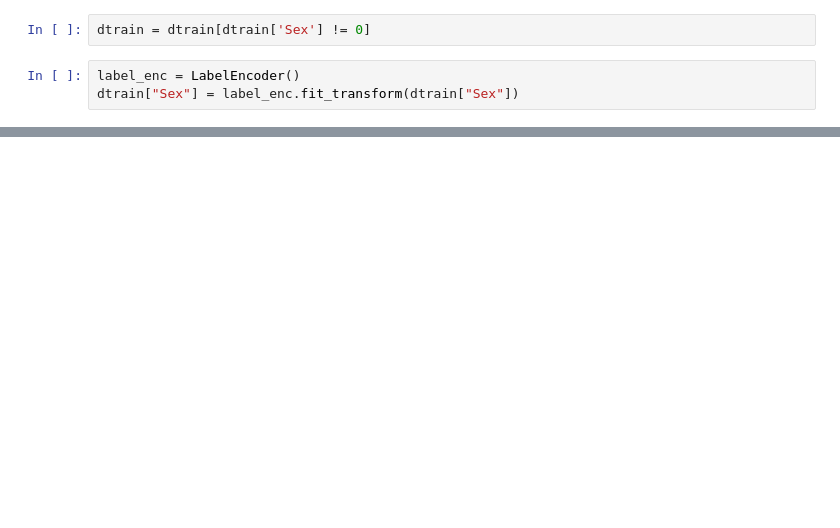
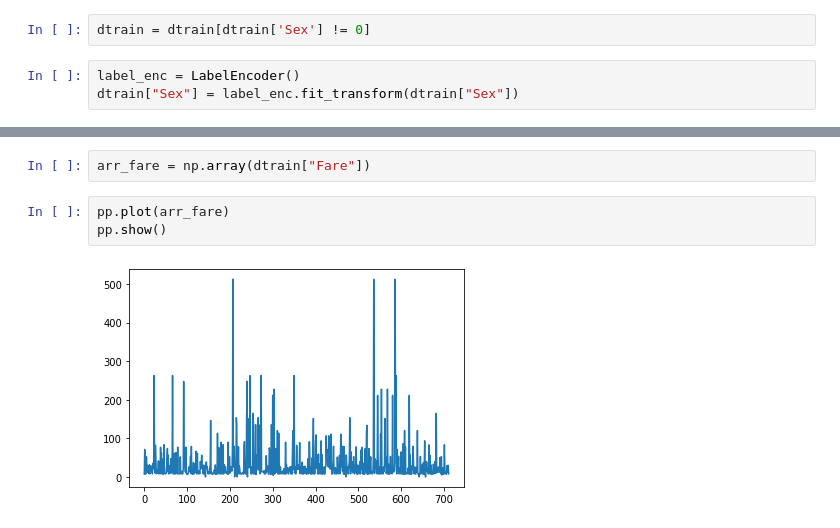
Before and after one commit to Richofedhias/Data_Survive_Titanic, a Jupyter notebook: Data_Survive_Titanic.ipynb, the cells around one changed output, grey strips where cells are left out. Drawn from its saved outputs; the diff is of its cells as text; blank space fills up the shorter version.

```diff
--- a/Data_Survive_Titanic.ipynb
+++ b/Data_Survive_Titanic.ipynb
@@ -139,0 +145,7 @@ dtrain["Embarked"] = label_enc.fit_transform(dtrain["Embarked"])
+# %%
+arr_fare = np.array(dtrain["Fare"])
+# %%
+pp.plot(arr_fare)
+pp.show()
+# %% [output]
+[figure, added]
```
Also changed, not shown: parts of 24 cells of this notebook.
